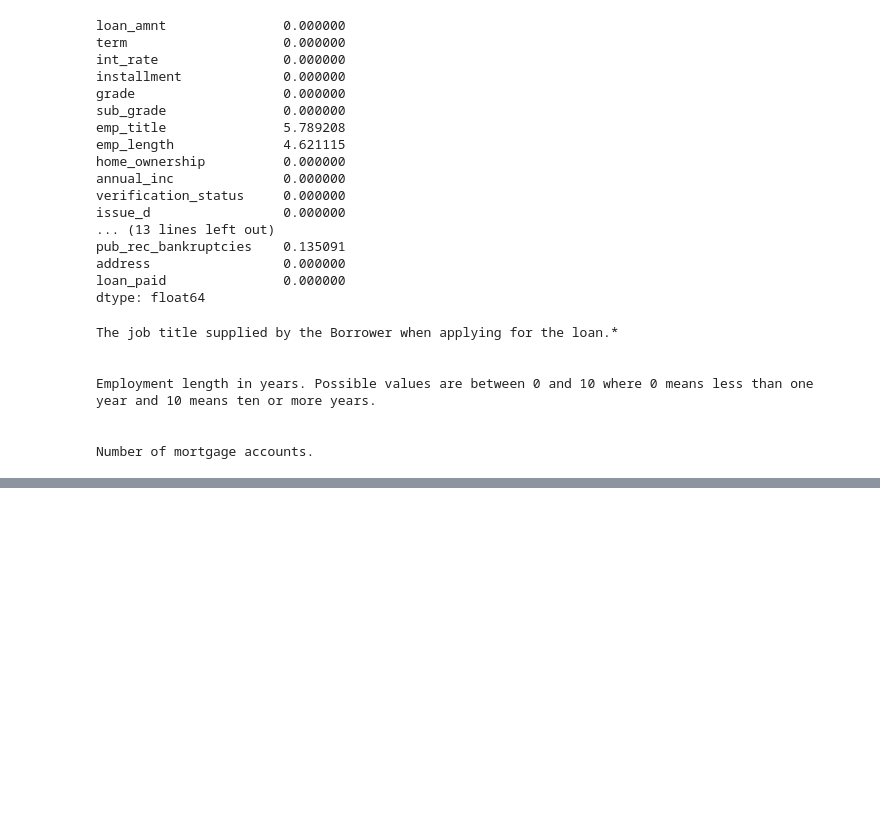
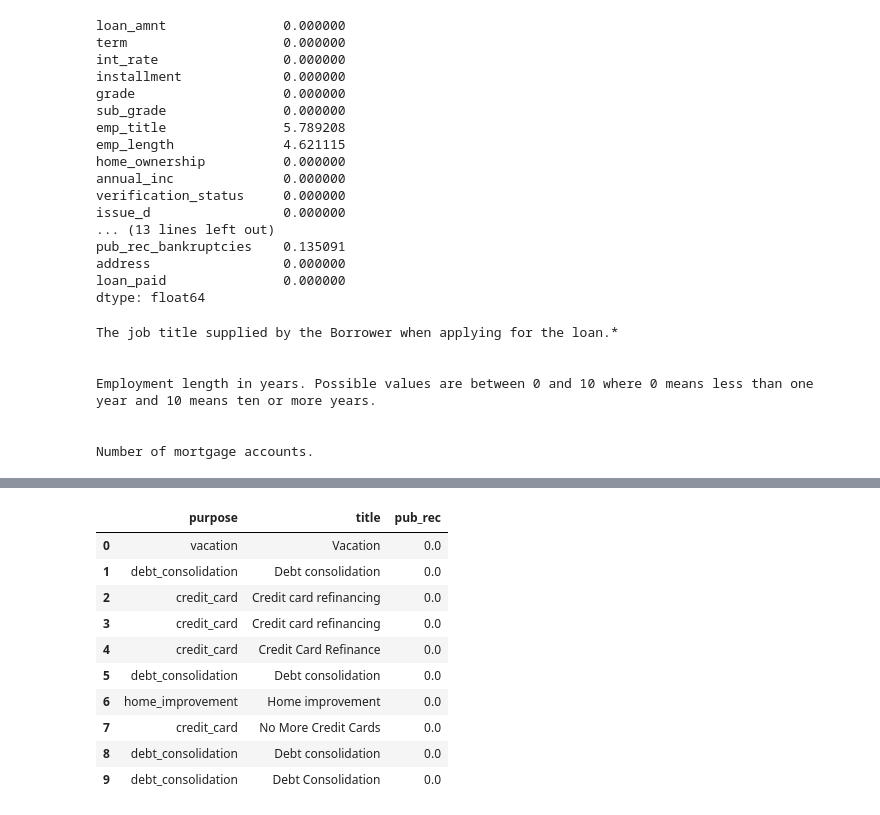
Before and after one commit to ShayanSafavi/ANN_Keras_TF2_Loan_Default, a Jupyter notebook: Keras-TF2-Loan-Default.ipynb, the cells around one changed output, grey strips where cells are left out. Saved outputs shown, nothing was run; the diff lists cells and outputs as text; code cells hidden in the pictures; blank space fills up the shorter version.

```diff
--- a/Keras-TF2-Loan-Default.ipynb
+++ b/Keras-TF2-Loan-Default.ipynb
@@ -506,0 +630,14 @@ Number of mortgage accounts.
+# %%
+df[['purpose','title', 'pub_rec']].head(10)
+# %% [output]
+|  | purpose | title | pub_rec |
+| 0 | vacation | Vacation | 0.0 |
+| 1 | debt_consolidation | Debt consolidation | 0.0 |
+| 2 | credit_card | Credit card refinancing | 0.0 |
+| 3 | credit_card | Credit card refinancing | 0.0 |
+| 4 | credit_card | Credit Card Refinance | 0.0 |
+| 5 | debt_consolidation | Debt consolidation | 0.0 |
+| 6 | home_improvement | Home improvement | 0.0 |
+| 7 | credit_card | No More Credit Cards | 0.0 |
+| 8 | debt_consolidation | Debt consolidation | 0.0 |
+| 9 | debt_consolidation | Debt Consolidation | 0.0 |
```
Also changed, not shown: parts of 22 cells of this notebook.
